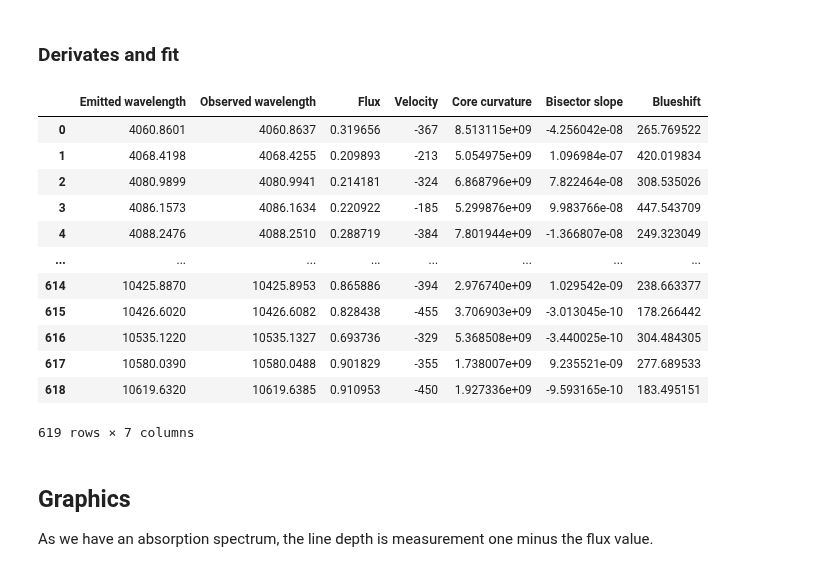
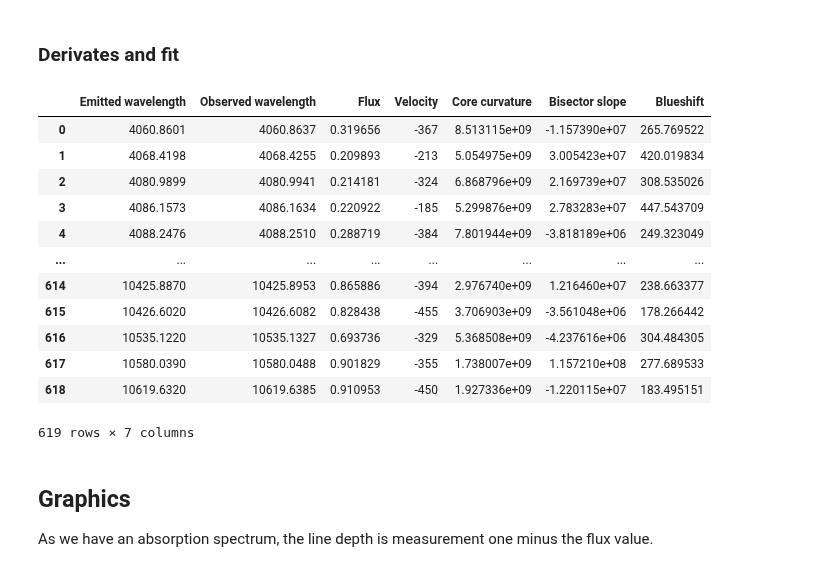
Before and after one commit to ccuellarn/Measurement-and-Characterization-of-Granulation-Patterns-in-the-IAG-Solar-Flux-Spectrum, a Jupyter notebook: Project/IAG Solar Flux Atlas/Visible range/Check_lines.ipynb, the cells around one changed output. Drawn from its saved outputs; the diff is of its cells as text; code cells hidden in the pictures.

```diff
--- a/Project/IAG Solar Flux Atlas/Visible range/Check_lines.ipynb
+++ b/Project/IAG Solar Flux Atlas/Visible range/Check_lines.ipynb
@@ -156,48 +156,48 @@ def Fit_derivates(local_points,lamda_list):
             minimal_root = valid_roots[np.where(value_roots == min(value_roots))][0] , min(value_roots) #Take the values for the wavelength and the flux of the minimum
 
             #For the wavelength observed convert the minimal root in the real with the scale of the mean, we dont scale the flux data
             lamda_obs = [round(minimal_root[0]*wave_std + wave_mean,4), minimal_root[1]]
 
             #Expresion for the third derivate (C-curved profile bisector)
             def Third_Derivate(second, third):
                 return -((third)/(3*(second**2)))*(const.c/lamda_obs[0])
 
             #Evaluate the second and third derivate in the wavelength observed. Re-scalated the coefficients
-            d2 = (poly.polyval(minimal_root[0],d2_param) / (wave_std ** 2))*(lamda_obs[0]**2) #Core curvature
-            d3 = -(Third_Derivate(d2, poly.polyval(minimal_root[0],d3_param) / (wave_std ** 3) ))*(const.c/lamda_obs[0]) #Bisector slope
+            d2 = (poly.polyval(minimal_root[0],d2_param) / (wave_std ** 2))
+            d3 = (Third_Derivate(d2, poly.polyval(minimal_root[0],d3_param) / (wave_std ** 3) ))
 
             #Calculate the velocity and convective blueshift
             blueshift = ((lamda_obs[0]/lamda_list[i]) - 1)* const.c
             velocity = round((blueshift) - 633) #Formula for relativistic aproximation
 
-            #In order: Natural wavelength, observed wavelength, flux, velocity, second derivate, third derivate, convective blueshift
-            values.append(pd.DataFrame([[lamda_list[i],lamda_obs[0],lamda_obs[1],velocity,d2,d3,blueshift]]))
+            #In order: Natural wavelength, observed wavelength, flux, velocity, Core curvature, Bisector slope, convective blueshift
+            values.append(pd.DataFrame([[lamda_list[i],lamda_obs[0],lamda_obs[1],velocity,d2*(lamda_obs[0]**2),-d3*(const.c/lamda_obs[0]),blueshift]]))
 
             #Just in case of the visualizer take the fit values
             fit.append(flux_fit)
 
     Values =  pd.concat(values,axis=0).reset_index(drop=True)
 
     Values.columns = ["Emitted wavelength", "Observed wavelength", "Flux","Velocity","Core curvature","Bisector slope","Blueshift"]
 
     return Values,fit
 
 Values,fit = Fit_derivates(local_points,closer_lines['Fe line'])
 
 Values
 # %% [output]
 |  | Emitted wavelength | Observed wavelength | Flux | Velocity | Core curvature | Bisector slope | Blueshift |
-| 0 | 4060.8601 | 4060.8637 | 0.319656 | -367 | 8.513115e+09 | -4.256042e-08 | 265.769522 |
-| 1 | 4068.4198 | 4068.4255 | 0.209893 | -213 | 5.054975e+09 | 1.096984e-07 | 420.019834 |
-| 2 | 4080.9899 | 4080.9941 | 0.214181 | -324 | 6.868796e+09 | 7.822464e-08 | 308.535026 |
-| 3 | 4086.1573 | 4086.1634 | 0.220922 | -185 | 5.299876e+09 | 9.983766e-08 | 447.543709 |
-| 4 | 4088.2476 | 4088.2510 | 0.288719 | -384 | 7.801944e+09 | -1.366807e-08 | 249.323049 |
+| 0 | 4060.8601 | 4060.8637 | 0.319656 | -367 | 8.513115e+09 | -1.157390e+07 | 265.769522 |
+| 1 | 4068.4198 | 4068.4255 | 0.209893 | -213 | 5.054975e+09 | 3.005423e+07 | 420.019834 |
+| 2 | 4080.9899 | 4080.9941 | 0.214181 | -324 | 6.868796e+09 | 2.169739e+07 | 308.535026 |
+| 3 | 4086.1573 | 4086.1634 | 0.220922 | -185 | 5.299876e+09 | 2.783283e+07 | 447.543709 |
+| 4 | 4088.2476 | 4088.2510 | 0.288719 | -384 | 7.801944e+09 | -3.818189e+06 | 249.323049 |
 | ... | ... | ... | ... | ... | ... | ... | ... |
-| 614 | 10425.8870 | 10425.8953 | 0.865886 | -394 | 2.976740e+09 | 1.029542e-09 | 238.663377 |
-| 615 | 10426.6020 | 10426.6082 | 0.828438 | -455 | 3.706903e+09 | -3.013045e-10 | 178.266442 |
-| 616 | 10535.1220 | 10535.1327 | 0.693736 | -329 | 5.368508e+09 | -3.440025e-10 | 304.484305 |
-| 617 | 10580.0390 | 10580.0488 | 0.901829 | -355 | 1.738007e+09 | 9.235521e-09 | 277.689533 |
-| 618 | 10619.6320 | 10619.6385 | 0.910953 | -450 | 1.927336e+09 | -9.593165e-10 | 183.495151 |
+| 614 | 10425.8870 | 10425.8953 | 0.865886 | -394 | 2.976740e+09 | 1.216460e+07 | 238.663377 |
+| 615 | 10426.6020 | 10426.6082 | 0.828438 | -455 | 3.706903e+09 | -3.561048e+06 | 178.266442 |
+| 616 | 10535.1220 | 10535.1327 | 0.693736 | -329 | 5.368508e+09 | -4.237616e+06 | 304.484305 |
+| 617 | 10580.0390 | 10580.0488 | 0.901829 | -355 | 1.738007e+09 | 1.157210e+08 | 277.689533 |
+| 618 | 10619.6320 | 10619.6385 | 0.910953 | -450 | 1.927336e+09 | -1.220115e+07 | 183.495151 |
 619 rows × 7 columns
 # %%
 #Convert to excel file
```
Also changed, not shown: parts of 1 cell of this notebook, 6 other files.
